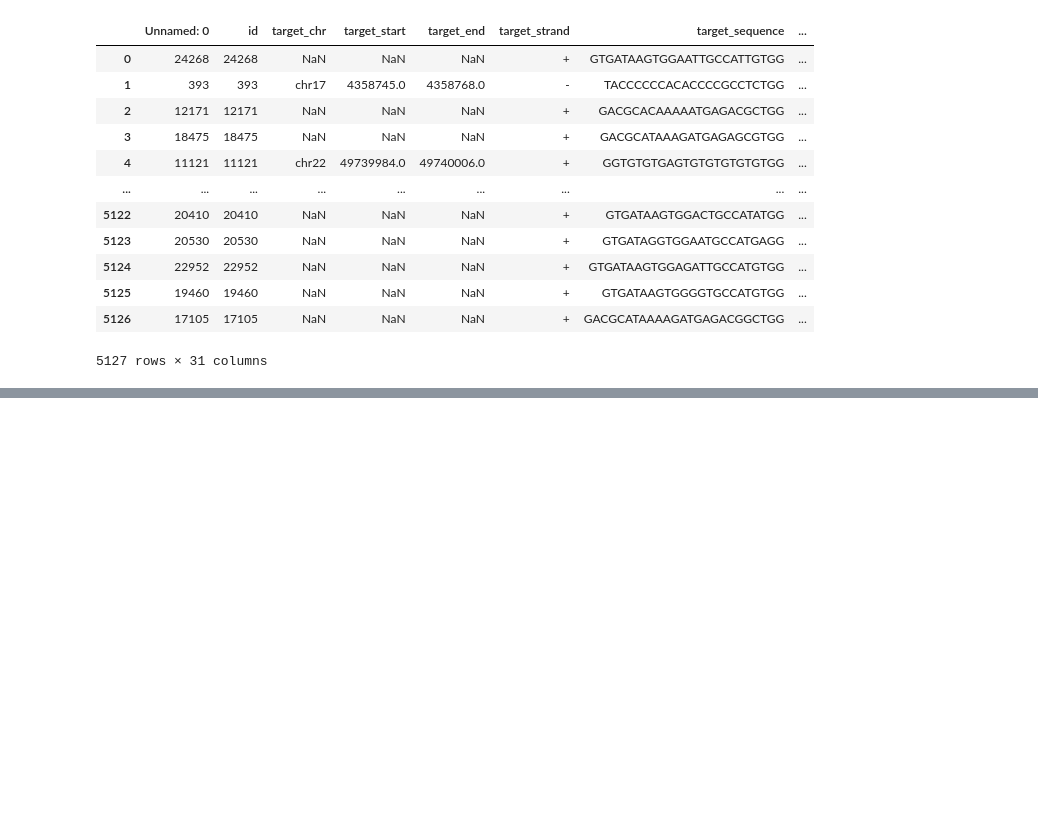
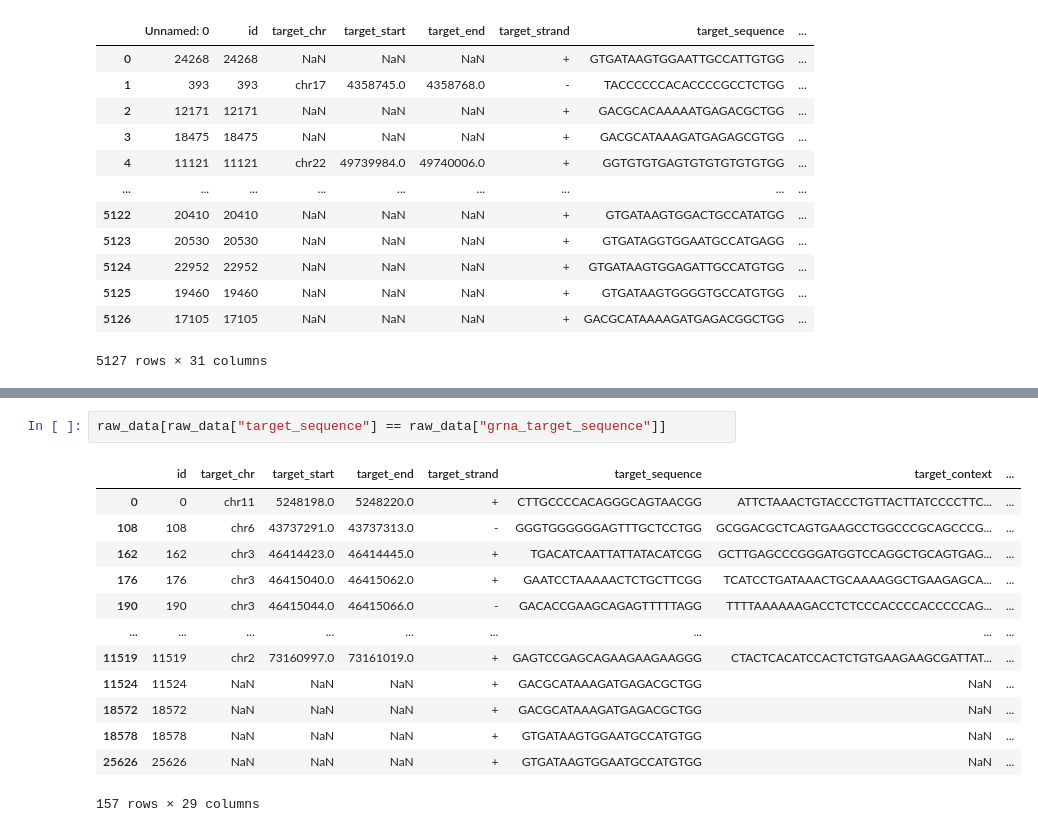
Before and after one commit to meganhfowler/CRISPR-Project, a Jupyter notebook: notebooks/Data Viz.ipynb, the cells around one changed output, grey strips where cells are left out. Cells and saved outputs as stored; diff of their text form; blank space fills up the shorter version.

```diff
--- a/notebooks/Data Viz.ipynb
+++ b/notebooks/Data Viz.ipynb
@@ -253,0 +279,16 @@ preds
+# %%
+raw_data[raw_data["target_sequence"] == raw_data["grna_target_sequence"]]
+# %% [output]
+|  | id | target_chr | target_start | target_end | target_strand | target_sequence | target_context | ... |
+| 0 | 0 | chr11 | 5248198.0 | 5248220.0 | + | CTTGCCCCACAGGGCAGTAACGG | ATTCTAAACTGTACCCTGTTACTTATCCCCTTC... | ... |
+| 108 | 108 | chr6 | 43737291.0 | 43737313.0 | - | GGGTGGGGGGAGTTTGCTCCTGG | GCGGACGCTCAGTGAAGCCTGGCCCGCAGCCCG... | ... |
+| 162 | 162 | chr3 | 46414423.0 | 46414445.0 | + | TGACATCAATTATTATACATCGG | GCTTGAGCCCGGGATGGTCCAGGCTGCAGTGAG... | ... |
+| 176 | 176 | chr3 | 46415040.0 | 46415062.0 | + | GAATCCTAAAAACTCTGCTTCGG | TCATCCTGATAAACTGCAAAAGGCTGAAGAGCA... | ... |
+| 190 | 190 | chr3 | 46415044.0 | 46415066.0 | - | GACACCGAAGCAGAGTTTTTAGG | TTTTAAAAAAGACCTCTCCCACCCCACCCCCAG... | ... |
+| ... | ... | ... | ... | ... | ... | ... | ... | ... |
+| 11519 | 11519 | chr2 | 73160997.0 | 73161019.0 | + | GAGTCCGAGCAGAAGAAGAAGGG | CTACTCACATCCACTCTGTGAAGAAGCGATTAT... | ... |
+| 11524 | 11524 | NaN | NaN | NaN | + | GACGCATAAAGATGAGACGCTGG | NaN | ... |
+| 18572 | 18572 | NaN | NaN | NaN | + | GACGCATAAAGATGAGACGCTGG | NaN | ... |
+| 18578 | 18578 | NaN | NaN | NaN | + | GTGATAAGTGGAATGCCATGTGG | NaN | ... |
+| 25626 | 25626 | NaN | NaN | NaN | + | GTGATAAGTGGAATGCCATGTGG | NaN | ... |
+157 rows × 29 columns
```
Also changed, not shown: parts of 3 cells of this notebook, 15 other files.
